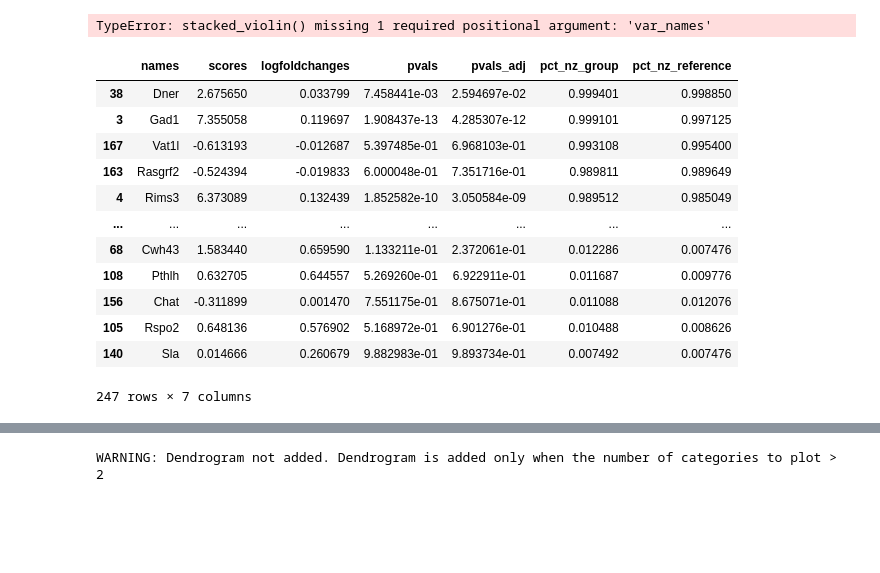
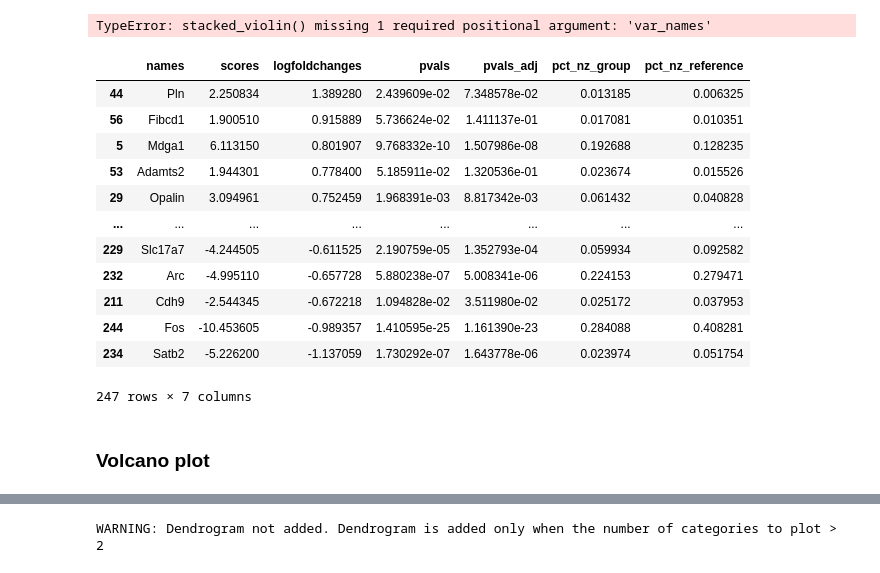
Before and after one commit to Carboneinerte/Xenium-workflow, a Jupyter notebook: v8-4_Xenium_process_DataViz_Analysis.ipynb, the cells around one changed output, grey strips where cells are left out. Cells and saved outputs as stored; diff of their text form; code cells hidden in the pictures; blank space fills up the shorter version.

```diff
--- a/v8-4_Xenium_process_DataViz_Analysis.ipynb
+++ b/v8-4_Xenium_process_DataViz_Analysis.ipynb
@@ -659,19 +659,20 @@ dat1 = sc.get.rank_genes_groups_df(adata_microglia, group = 'APP')
 
 # dat.to_csv("marker_genes_0-4_run1.csv")
 # %%
-dat1 =  dat1.sort_values(by='pct_nz_group', ascending=False)
+dat1 =  dat1.sort_values(by='logfoldchanges', ascending=False)
+# dat1 = dat1[(dat1['pct_nz_group'] > 0.15)]
 dat1
 # %% [output]
 |  | names | scores | logfoldchanges | pvals | pvals_adj | pct_nz_group | pct_nz_reference |
-| 38 | Dner | 2.675650 | 0.033799 | 7.458441e-03 | 2.594697e-02 | 0.999401 | 0.998850 |
-| 3 | Gad1 | 7.355058 | 0.119697 | 1.908437e-13 | 4.285307e-12 | 0.999101 | 0.997125 |
-| 167 | Vat1l | -0.613193 | -0.012687 | 5.397485e-01 | 6.968103e-01 | 0.993108 | 0.995400 |
-| 163 | Rasgrf2 | -0.524394 | -0.019833 | 6.000048e-01 | 7.351716e-01 | 0.989811 | 0.989649 |
-| 4 | Rims3 | 6.373089 | 0.132439 | 1.852582e-10 | 3.050584e-09 | 0.989512 | 0.985049 |
+| 44 | Pln | 2.250834 | 1.389280 | 2.439609e-02 | 7.348578e-02 | 0.013185 | 0.006325 |
+| 56 | Fibcd1 | 1.900510 | 0.915889 | 5.736624e-02 | 1.411137e-01 | 0.017081 | 0.010351 |
+| 5 | Mdga1 | 6.113150 | 0.801907 | 9.768332e-10 | 1.507986e-08 | 0.192688 | 0.128235 |
+| 53 | Adamts2 | 1.944301 | 0.778400 | 5.185911e-02 | 1.320536e-01 | 0.023674 | 0.015526 |
+| 29 | Opalin | 3.094961 | 0.752459 | 1.968391e-03 | 8.817342e-03 | 0.061432 | 0.040828 |
 | ... | ... | ... | ... | ... | ... | ... | ... |
-| 68 | Cwh43 | 1.583440 | 0.659590 | 1.133211e-01 | 2.372061e-01 | 0.012286 | 0.007476 |
-| 108 | Pthlh | 0.632705 | 0.644557 | 5.269260e-01 | 6.922911e-01 | 0.011687 | 0.009776 |
-| 156 | Chat | -0.311899 | 0.001470 | 7.551175e-01 | 8.675071e-01 | 0.011088 | 0.012076 |
-| 105 | Rspo2 | 0.648136 | 0.576902 | 5.168972e-01 | 6.901276e-01 | 0.010488 | 0.008626 |
-| 140 | Sla | 0.014666 | 0.260679 | 9.882983e-01 | 9.893734e-01 | 0.007492 | 0.007476 |
+| 229 | Slc17a7 | -4.244505 | -0.611525 | 2.190759e-05 | 1.352793e-04 | 0.059934 | 0.092582 |
+| 232 | Arc | -4.995110 | -0.657728 | 5.880238e-07 | 5.008341e-06 | 0.224153 | 0.279471 |
+| 211 | Cdh9 | -2.544345 | -0.672218 | 1.094828e-02 | 3.511980e-02 | 0.025172 | 0.037953 |
+| 244 | Fos | -10.453605 | -0.989357 | 1.410595e-25 | 1.161390e-23 | 0.284088 | 0.408281 |
+| 234 | Satb2 | -5.226200 | -1.137059 | 1.730292e-07 | 1.643778e-06 | 0.023974 | 0.051754 |
 247 rows × 7 columns
@@ -678 +686,3 @@ dat1
+# %% [markdown]
+### Volcano plot
 # %%
```
Also changed, not shown: parts of 2 cells of this notebook.
